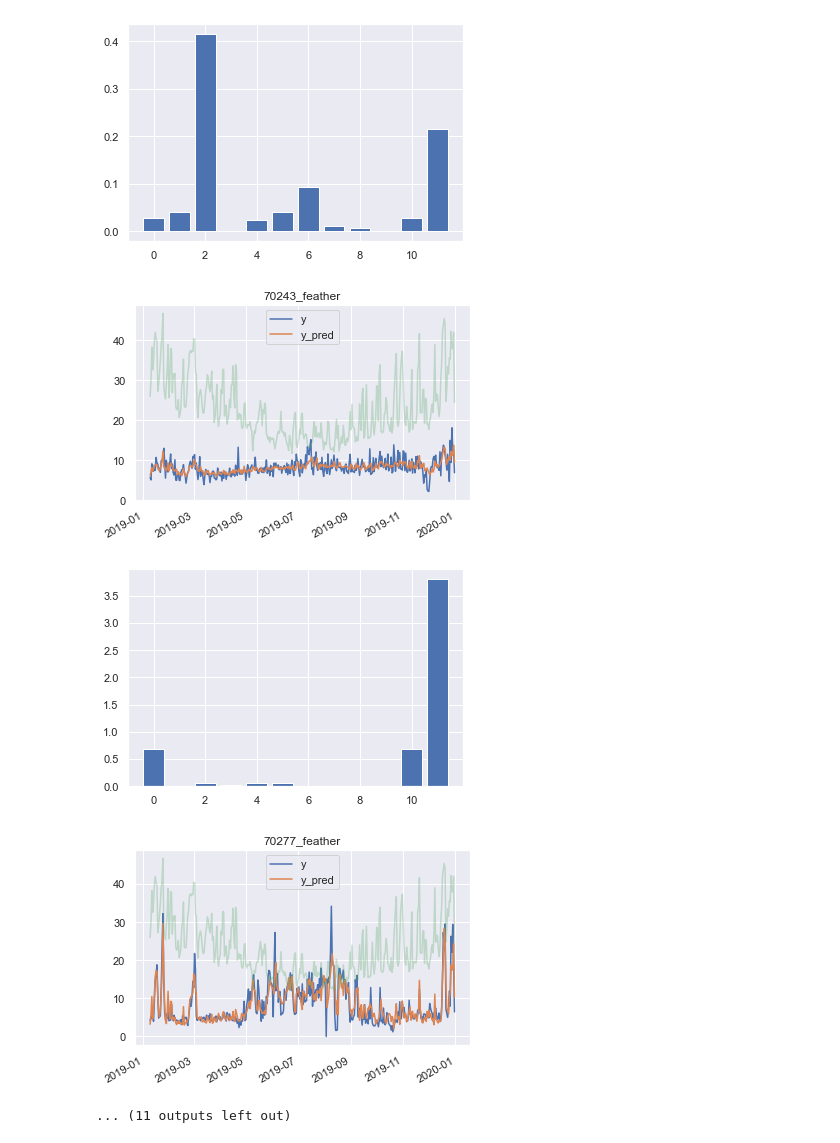
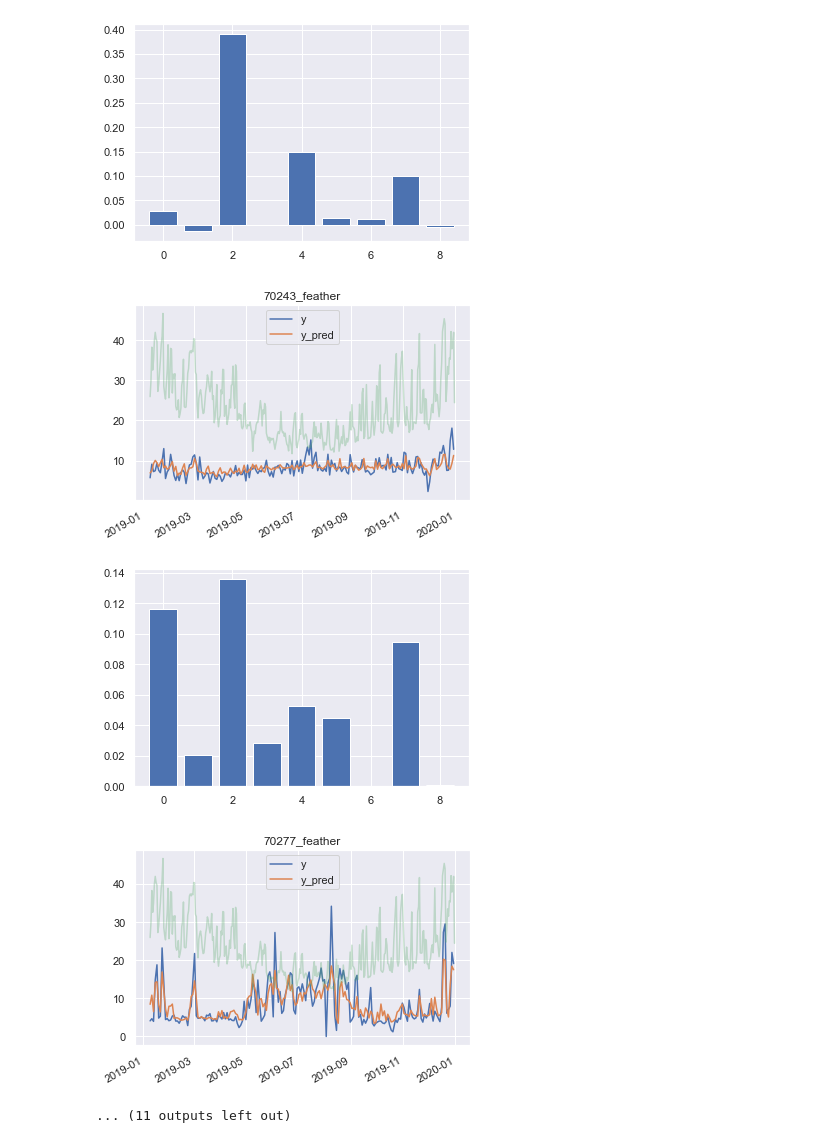
Before and after one commit to Cameron-Gan/thesis2021, a Jupyter notebook: nice_notebooks/13_polynomial_regression_total_daily.ipynb, the cells around one changed output. Drawn from its saved outputs; the diff is of its cells as text; code cells hidden in the pictures.

Commit message:
First Attempt at intergrating Regression estimate into cost minimising loop

```diff
--- a/nice_notebooks/13_polynomial_regression_total_daily.ipynb
+++ b/nice_notebooks/13_polynomial_regression_total_daily.ipynb
@@ -44,5 +150,6 @@ def prepare_features(data):
 # %%
-for house in houses:
+print('start')
+for house in houses[:]:
     df = extract_data_from_house(house.split('_')[0], load_on=True)
     feature_set = prepare_features(df)
 
@@ -61,32 +168,45 @@ for house in houses:
     # Drop any NA in the set as it breaks the regression
     d = feature_set.dropna()
 
+    d_test = d.iloc[::2,:]
+    d_train = d.iloc[1::2,:]
+
     # Collect the features that are linearly dependent
-    X = d.loc[:,features[:]].to_numpy()
+    X = d_train.loc[:,features[:]].to_numpy()
 
     # I'm considering only temperature to be 2 degree polynomially fitted
-    x_temp = d.loc[:,features[0:1]].to_numpy()
-    x_temp = x_temp.reshape(-1,1)
-    poly = PolynomialFeatures(degree=2)
-    poly_variables = poly.fit_transform(x_temp)
+    # x_temp = d_train.loc[:,features[0:1]].to_numpy()
+    # x_temp = x_temp.reshape(-1,1)
+    # poly = PolynomialFeatures(degree=2)
+    # poly_variables = poly.fit_transform(x_temp)
 
     # This is the target
-    y = d.loc[:,'total_use_wo_load'].to_numpy()
+    y = d_train.loc[:,'total_use_wo_load'].to_numpy()
     y = y.reshape(-1,1)
 
     # Combine the Polynomial Feature and Linear Feature
-    x = np.concatenate((X, poly_variables), axis=1)
+    x = X
     # x = X
     # Create and train the linear regression model
     from sklearn.linear_model import LinearRegression
     from sklearn.ensemble import RandomForestRegressor
-    linreg = LinearRegression()
+    linreg = RandomForestRegressor(max_depth=15)
     linreg.fit(x, y)
+
+
+    X = d_test.loc[:,features[:]].to_numpy()
+
+    # This is the target
+    y = d_test.loc[:,'total_use_wo_load'].to_numpy()
+    y = y.reshape(-1,1)
+
+    # Combine the Polynomial Feature and Linear Feature
+    x = X
 
     # Analyse results
     y_pred = linreg.predict(x)
     print(linreg.score(x, y))
-    df = pd.DataFrame(y, columns=['y'], index=d.index)
+    df = pd.DataFrame(y, columns=['y'], index=d_test.index)
     df['y_pred'] = y_pred
     ax = df.plot()
     d['Maximum temperature (Degree C)'].plot(ax=ax, label='temp', alpha=0.3)
@@ -121,6 +242,6 @@ for house in houses:
-[figure, old version]
+[figure, new version]
-[figure, old version]
+[figure, new version]
-[figure, old version]
+[figure, new version]
-[figure, old version]
+[figure, new version]
 ... (11 outputs left out)
 # %%
```
Also changed, not shown: parts of 4 cells of this notebook, 2 other files.
